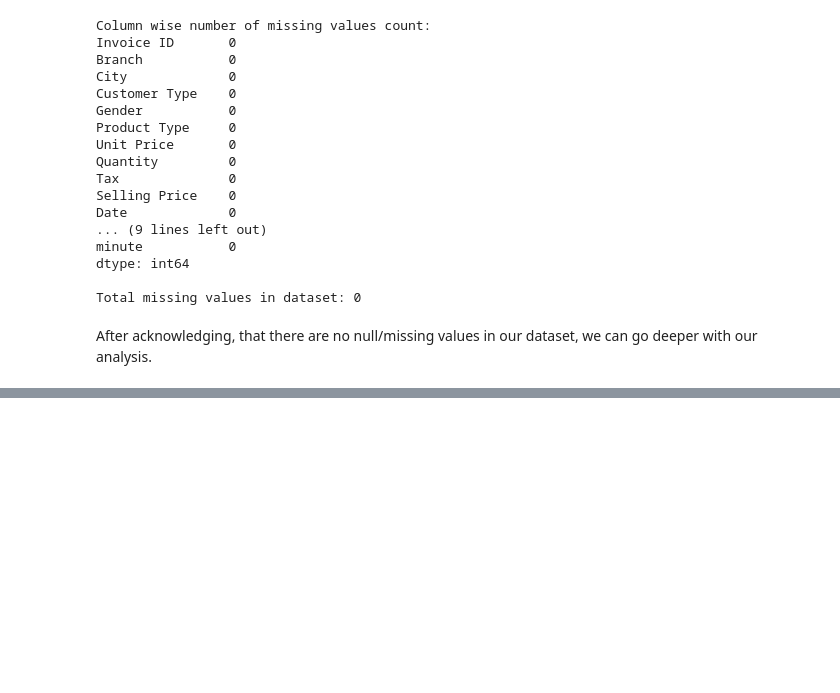
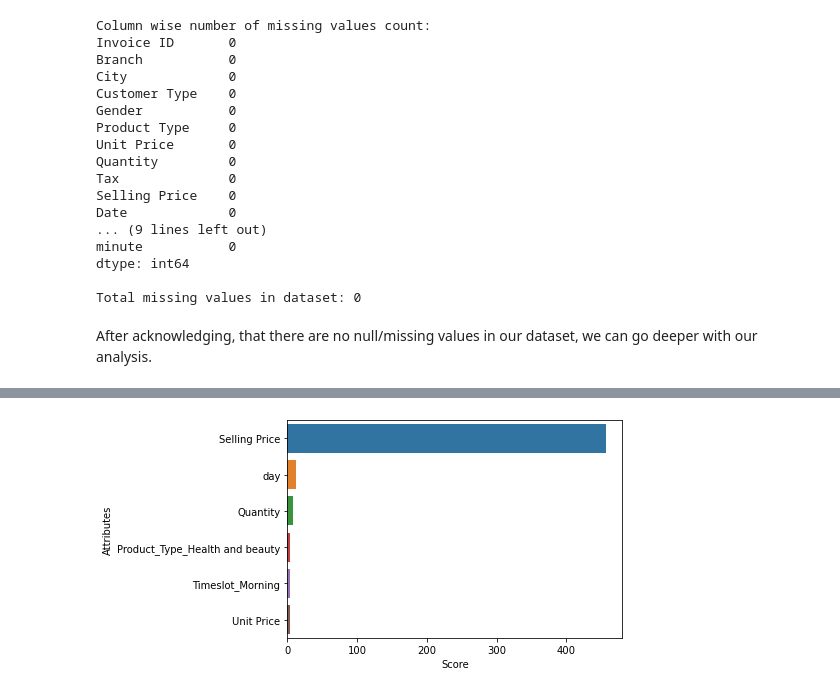
Before and after one commit to vipinindoria/super-market-sales-analytics, a Jupyter notebook: notebooks/SuperMarketSalesAnalytics.ipynb, the cells around one changed output, grey strips where cells are left out. Drawn from its saved outputs; the diff is of its cells as text; code cells hidden in the pictures; blank space fills up the shorter version.

```diff
--- a/notebooks/SuperMarketSalesAnalytics.ipynb
+++ b/notebooks/SuperMarketSalesAnalytics.ipynb
@@ -1275,0 +560,4 @@ From the above plot we can see both `training` and `testing` accuracy `converges
+# %%
+# Apply SelectKBest class to extract top 6 best features
+m1_top6_f = m1_top8_f.head(6)
+m1_top6_f.style.background_gradient(cmap='GnBu')
@@ -1275,0 +572,5 @@ From the above plot we can see both `training` and `testing` accuracy `converges
+# %%
+# Plot
+ax = sns.barplot(x="Score", y="Attributes", data=m1_top6_f)
+# %% [output]
+[figure, added]
```
Also changed, not shown: parts of 117 cells of this notebook.
